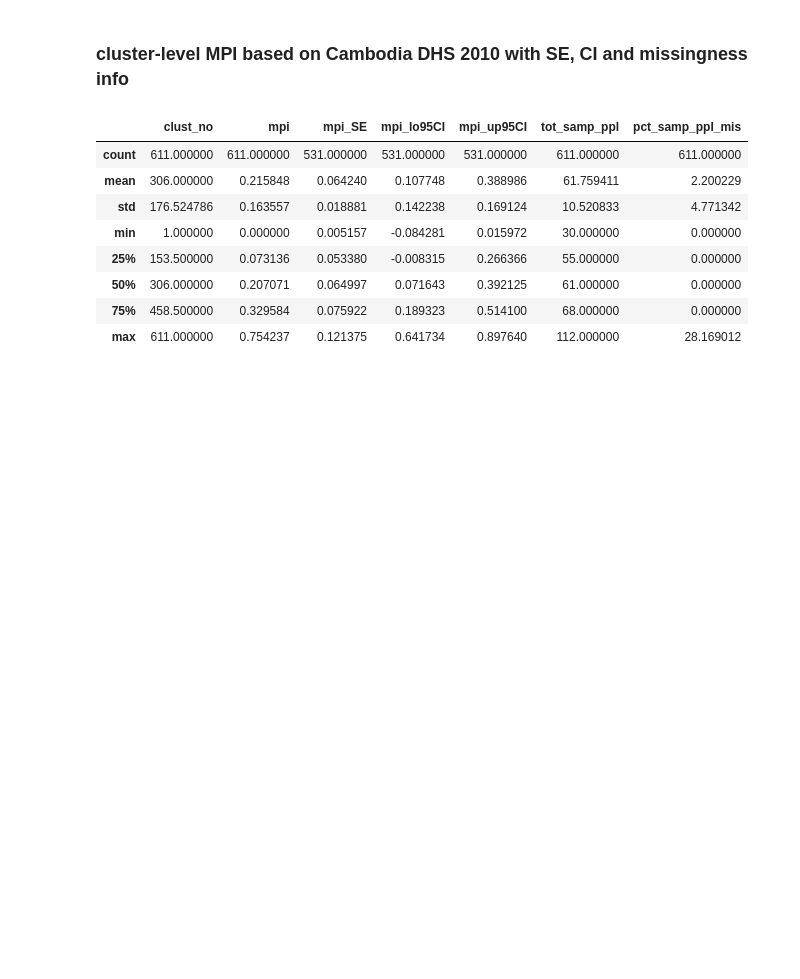
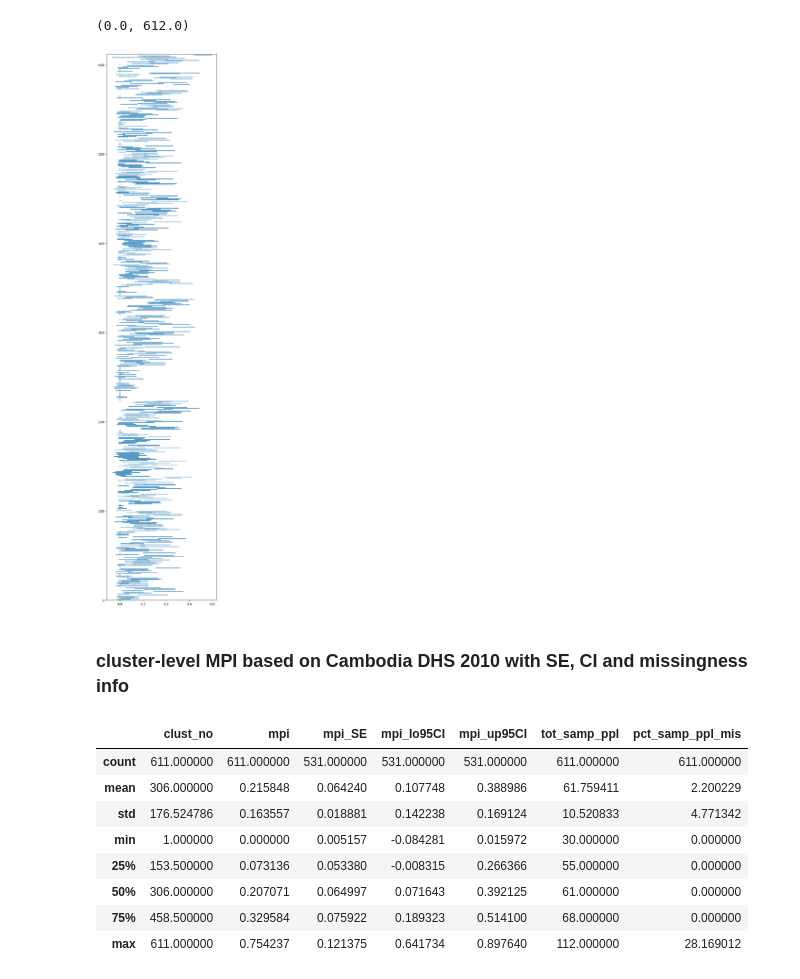
Before and after one commit to sig-gis/mpi, a Jupyter notebook: code/MPI/analysis.ipynb, the cells around one changed output. Cells and saved outputs as stored; diff of their text form; code cells hidden in the pictures; blank space fills up the shorter version.

```diff
--- a/code/MPI/analysis.ipynb
+++ b/code/MPI/analysis.ipynb
@@ -11,3 +392,13 @@ outfd_path = code_path.parent.parent / 'output'
+# %%
+plt.figure(figsize=(6,30))
+n_clust = df.shape[0]
+plt.scatter(data=df[:n_clust], x='mpi', y='clust_no', s=1)
+plt.hlines(data=df[:n_clust],
+           y='clust_no', xmin='mpi_lo95CI', xmax='mpi_up95CI')
+plt.ylim(0, n_clust+1)
+# %% [output]
+(0.0, 612.0)
+[figure, added]
 # %% [markdown]
 ### cluster-level MPI based on Cambodia DHS 2010 with SE, CI and missingness info
 # %%
```
Also changed, not shown: parts of 35 cells of this notebook.
